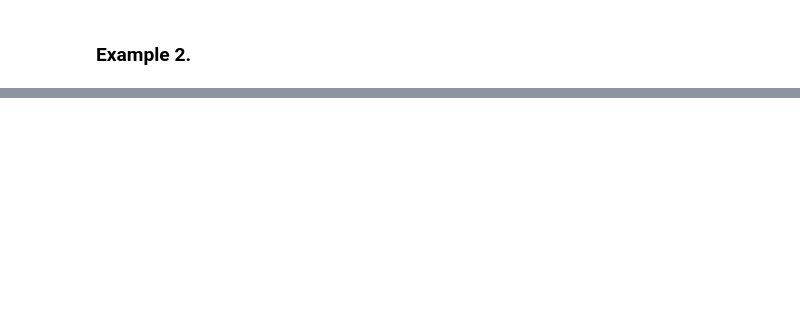
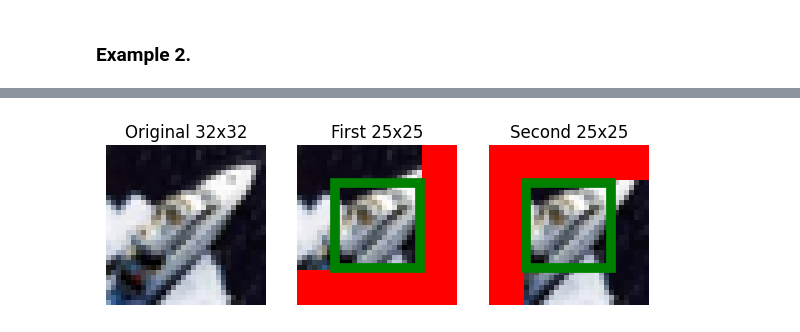
Before and after one commit to C-Naoki/image-stitcher, a Jupyter notebook: notebooks/tutorial.ipynb, the cells around one changed output, grey strips where cells are left out. Cells and saved outputs as stored; diff of their text form; code cells hidden in the pictures; blank space fills up the shorter version.

```diff
--- a/notebooks/tutorial.ipynb
+++ b/notebooks/tutorial.ipynb
@@ -103,29 +55,2 @@ shared image's width: 32
 # %% [markdown]
 ### Example 2.
-# %%
-X = np.array(X).reshape(-1, 3, 32, 32).astype(np.uint8)
-image = np.transpose(X[0], (1, 2, 0))
-
-# viz_image21 = image.copy()
-viz_image21 = np.zeros_like(image)
-viz_image21[:, :, 0] = 255
-viz_image21[:25, :25, :] = image[:25, :25, :]
-viz_image22 = np.zeros_like(image)
-viz_image22[:, :, 0] = 255
-viz_image22[7:, 7:, :] = image[7:, 7:, :]
-
-fig, ax = plt.subplots(1, 2, figsize=(7, 3))
-
-ax[0].imshow(viz_image21)
-ax[0].set_title("Top-left 25x25")
-ax[0].axis('off')
-
-ax[1].imshow(viz_image22)
-ax[1].set_title("Bottom-right 25x25")
-ax[1].axis('off')
-
-rect_top = Rectangle((7, 7), 17, 17, linewidth=7, edgecolor='g', facecolor='none')
-rect_bottom = Rectangle((7, 7), 17, 17, linewidth=7, edgecolor='g', facecolor='none')
-
-ax[0].add_patch(rect_top)
-ax[1].add_patch(rect_bottom)
@@ -157,0 +57,10 @@ shared image's width: 18
+# %%
+image1, image2 = split_data(
+    image=image,
+    slicex=(slice(0, 25), slice(7, 32)),
+    slicey=(slice(0, 25), slice(7, 32)),
+    angle=90,
+    plot=True,
+)
+# %% [output]
+[figure, added]
```
Also changed, not shown: parts of 18 cells of this notebook.
